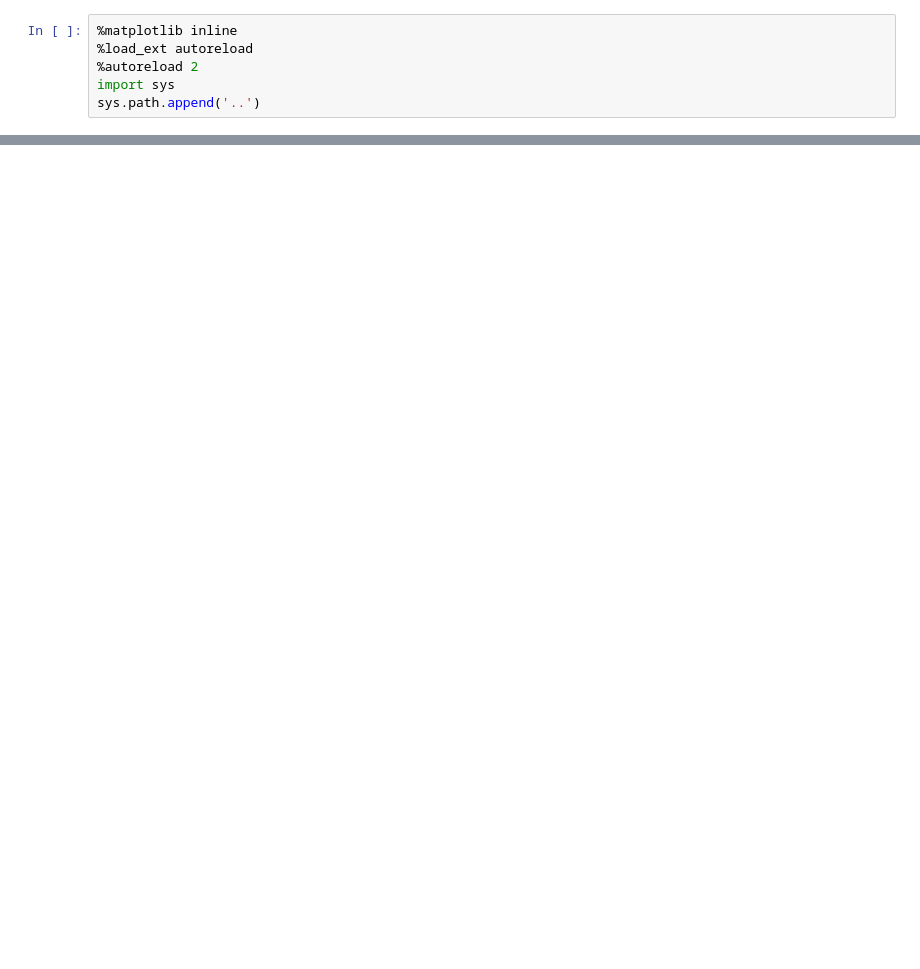
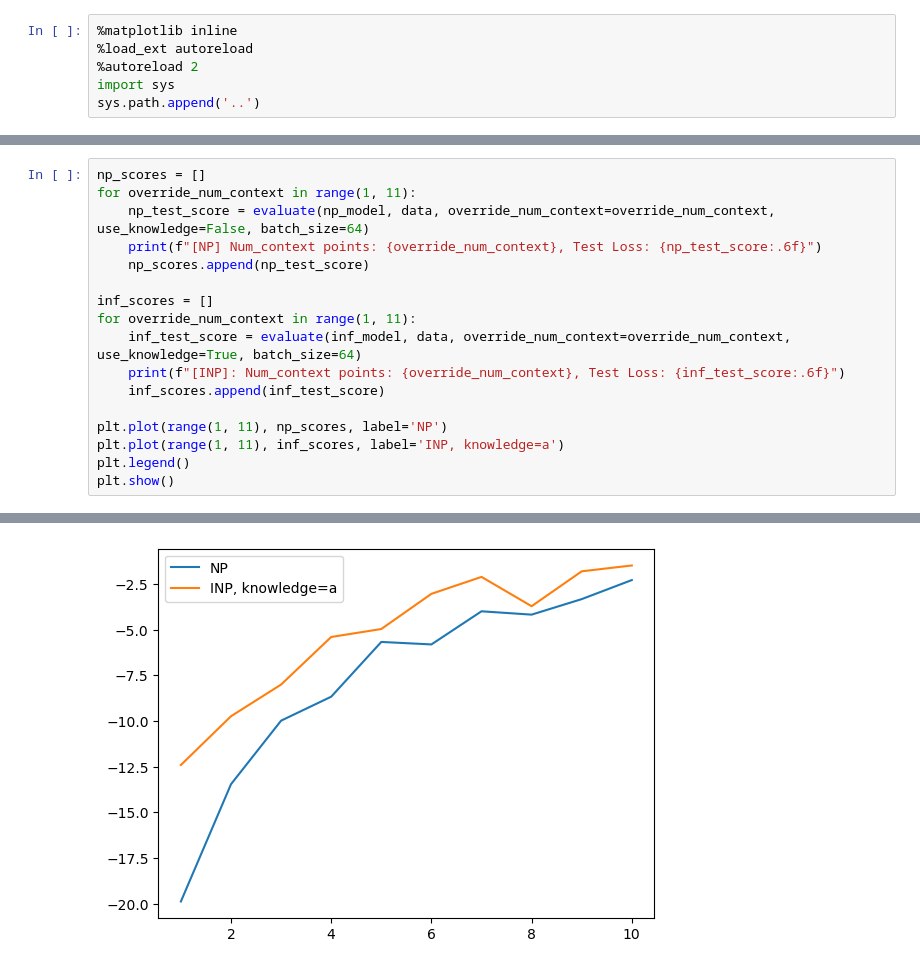
Before and after one commit to will-hd/IML, a Jupyter notebook: notebooks/1d_sine_inp.ipynb, the cells around one changed output, grey strips where cells are left out. Cells and saved outputs as stored; diff of their text form; blank space fills up the shorter version.

```diff
--- a/notebooks/1d_sine_inp.ipynb
+++ b/notebooks/1d_sine_inp.ipynb
@@ -381,0 +245,18 @@ Test Loss: -1741.231201
+# %%
+np_scores = []
+for override_num_context in range(1, 11):
+    np_test_score = evaluate(np_model, data, override_num_context=override_num_context, use_knowledge=False, batch_size=64)
+    print(f"[NP] Num_context points: {override_num_context}, Test Loss: {np_test_score:.6f}")
+    np_scores.append(np_test_score)
+
+inf_scores = []
+for override_num_context in range(1, 11):
+    inf_test_score = evaluate(inf_model, data, override_num_context=override_num_context, use_knowledge=True, batch_size=64)
+    print(f"[INP]: Num_context points: {override_num_context}, Test Loss: {inf_test_score:.6f}")
+    inf_scores.append(inf_test_score)
+
+plt.plot(range(1, 11), np_scores, label='NP')
+plt.plot(range(1, 11), inf_scores, label='INP, knowledge=a')
+plt.legend()
+plt.show()
+# %% [output]
@@ -381,0 +283 @@ Test Loss: -1741.231201
+[figure, added]
```
Also changed, not shown: parts of 10 cells of this notebook, 6 other files.
